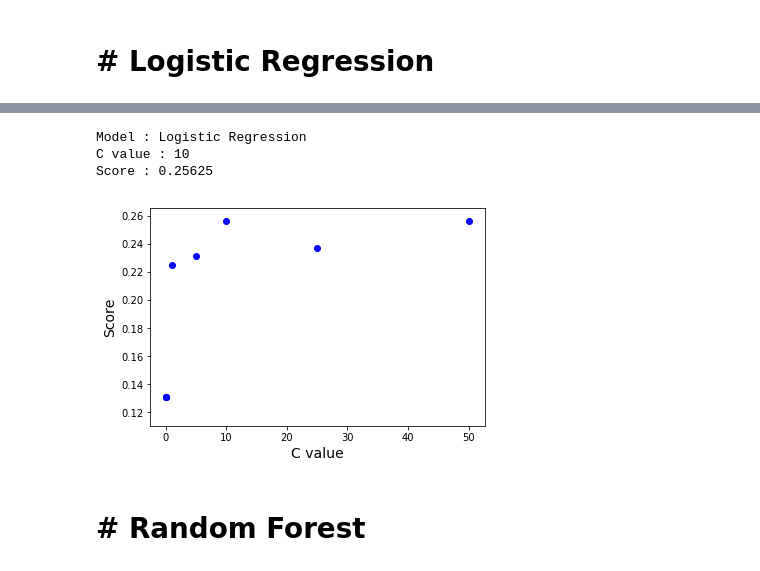
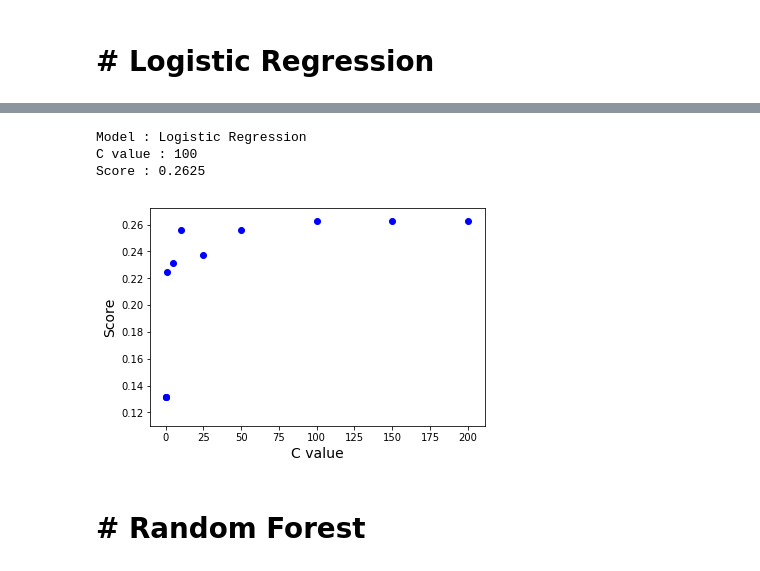
Before and after one commit to DevChorong/Supervised-Learning, a Jupyter notebook: Practice/제1과제.ipynb, the cells around one changed output, grey strips where cells are left out. Cells and saved outputs as stored; diff of their text form; code cells hidden in the pictures.

```diff
--- a/Practice/1826078이철현 - 제 1 과제 -.ipynb
+++ b/Practice/제1과제.ipynb
@@ -400,7 +403,7 @@ import matplotlib.pyplot as plt
 !pip install -U imblearn
 from sklearn.decomposition import PCA
 from imblearn.over_sampling import *
-
+from imblearn.combine import *
 #__Data_PrePorcessing__#
 # Class 가 9인 것들은 예외처리 하였다.
 # Training Data = Feature들의 모임
@@ -416,7 +419,6 @@ y = data.Class
 
 # 데이터 불균형을 잡아줄 Random Over Sampler #
 X, y = RandomOverSampler(random_state=0).fit_sample(X, y)
-
 #__Build_TrainingData_&_Lavels__#
 # Leave One Out 기법을 사용하여 검증 데이터를 만든다. #
 
@@ -429,7 +431,7 @@ score_sum = 0
 highest_score = 0
 highest_alpha = 0
 
-for alpha in [0.0001, 0.01, 0.1, 1, 5, 10, 25, 50]:
+for alpha in [0.0001, 0.01, 0.1, 1, 5, 10, 25, 50, 100, 150, 200]:
     for train_index, test_index in loo.split(X):
         X_train, X_test = X[train_index], X[test_index]
         y_train, y_test = y[train_index], y[test_index]
@@ -469,7 +471,7 @@ Requirement already satisfied, skipping upgrade: scipy>=0.17 in c:\users\chorong
 Model : Logistic Regression
-C value : 10
-Score : 0.25625
+C value : 100
+Score : 0.2625
-[figure, old version]
+[figure, new version]
 # %% [markdown]
 # # Random Forest
 # %%
```
Also changed, not shown: parts of 9 cells of this notebook, 1 other file.
